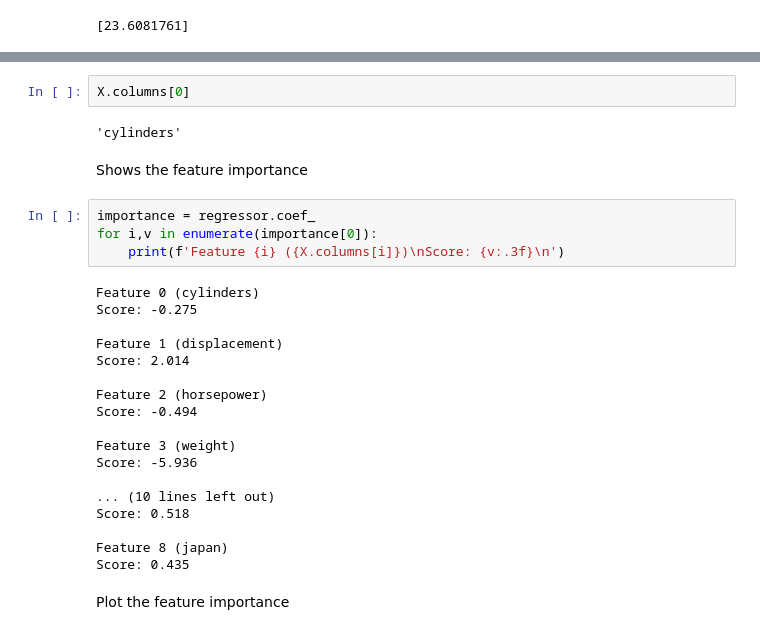
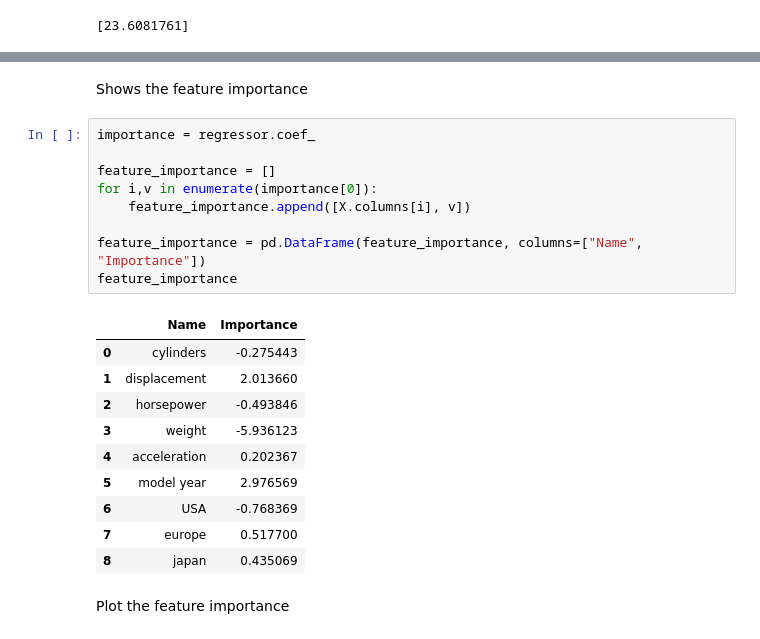
Before and after one commit to trizkynoviandy/vehicle-fuel-efficiency-prediction, a Jupyter notebook: vehicle-fuel-efficiency.ipynb, the cells around one changed output, grey strips where cells are left out. Saved outputs shown, nothing was run; the diff lists cells and outputs as text.

```diff
--- a/vehicle-fuel-efficiency.ipynb
+++ b/vehicle-fuel-efficiency.ipynb
@@ -173,31 +163,25 @@ X
-# %%
-X.columns[0]
-# %% [output]
-'cylinders'
 # %% [markdown]
 Shows the feature importance
 # %%
 importance = regressor.coef_
+
+feature_importance = []
 for i,v in enumerate(importance[0]):
-	print(f'Feature {i} ({X.columns[i]})\nScore: {v:.3f}\n')
+	feature_importance.append([X.columns[i], v])
+
+feature_importance = pd.DataFrame(feature_importance, columns=["Name", "Importance"])
+feature_importance
 # %% [output]
-Feature 0 (cylinders)
-Score: -0.275
-
-Feature 1 (displacement)
-Score: 2.014
-
-Feature 2 (horsepower)
-Score: -0.494
-
-Feature 3 (weight)
-Score: -5.936
-
-... (10 lines left out)
-Score: 0.518
-
-Feature 8 (japan)
-Score: 0.435
+|  | Name | Importance |
+| 0 | cylinders | -0.275443 |
+| 1 | displacement | 2.013660 |
+| 2 | horsepower | -0.493846 |
+| 3 | weight | -5.936123 |
+| 4 | acceleration | 0.202367 |
+| 5 | model year | 2.976569 |
+| 6 | USA | -0.768369 |
+| 7 | europe | 0.517700 |
+| 8 | japan | 0.435069 |
 # %% [markdown]
 Plot the feature importance
 # %%
```
Also changed, not shown: parts of 12 cells of this notebook.
